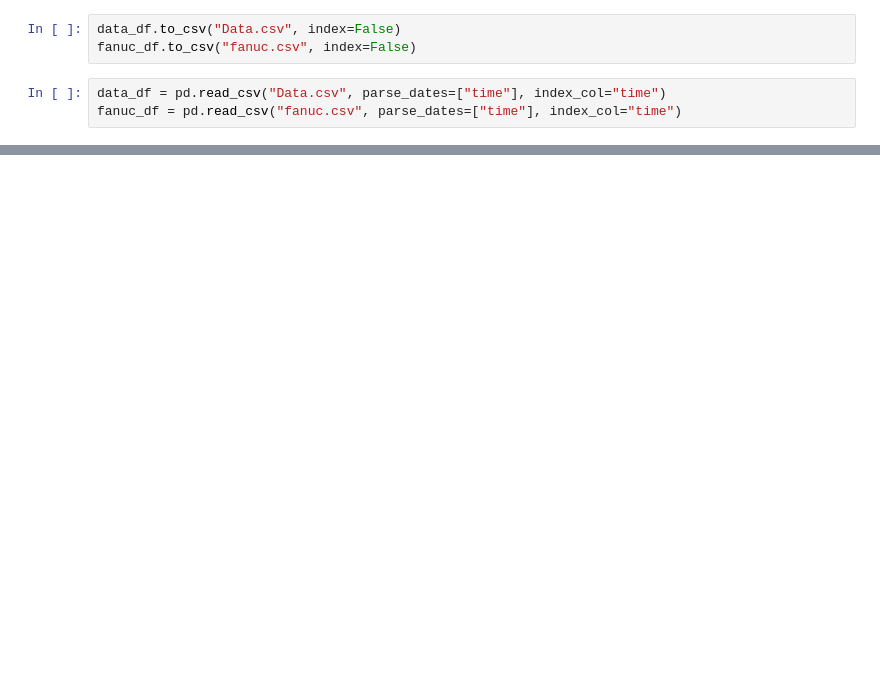
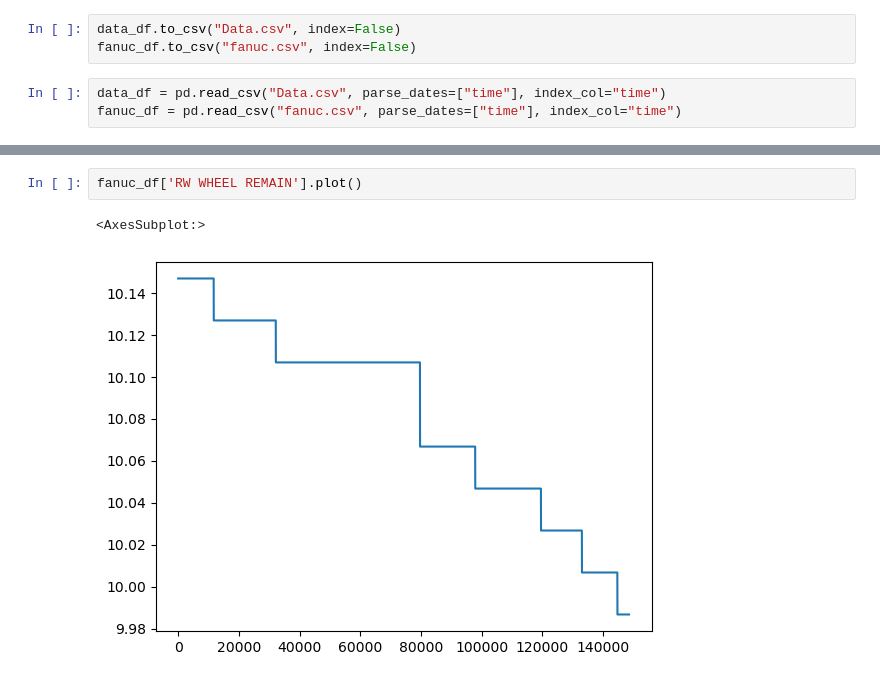
Before and after one commit to minimini9951/Final-Project-in-class, a Jupyter notebook: data analyze.ipynb, the cells around one changed output, grey strips where cells are left out. Cells and saved outputs as stored; diff of their text form; blank space fills up the shorter version.

```diff
--- a/data analyze.ipynb
+++ b/data analyze.ipynb
@@ -74,0 +116,5 @@ data_df.head()
+# %%
+fanuc_df['RW WHEEL REMAIN'].plot()
+# %% [output]
+<AxesSubplot:>
+[figure, added]
```
Also changed, not shown: parts of 13 cells of this notebook.
